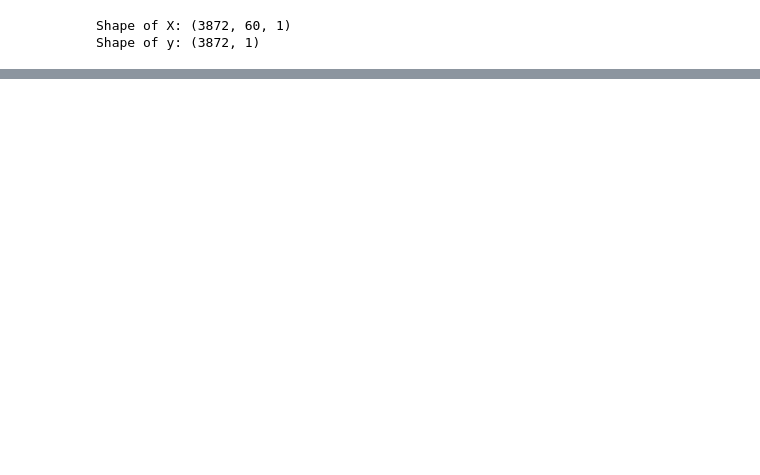
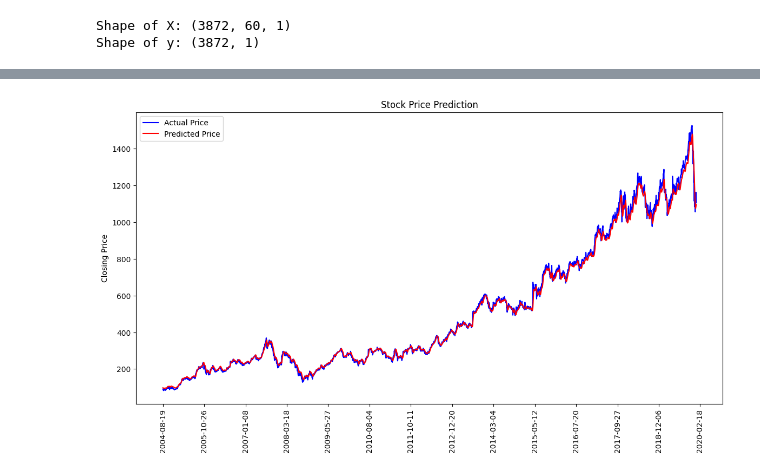
Before and after one commit to aeblik/stock_prediction, a Jupyter notebook: stock-market_predicition.ipynb, the cells around one changed output, grey strips where cells are left out. Cells and saved outputs as stored; diff of their text form; code cells hidden in the pictures; blank space fills up the shorter version.

```diff
--- a/stock-market_predicition.ipynb
+++ b/stock-market_predicition.ipynb
@@ -123,0 +185,15 @@ plt.show()
+# %%
+# Adjusting the model architecture and adding regularization
+model2 = Sequential()
+model2.add(LSTM(100, return_sequences=True, input_shape=(time_step, 1)))
+model2.add(Dropout(0.2))
+model2.add(LSTM(100, return_sequences=False))
+model2.add(Dropout(0.2))
+model2.add(Dense(50))
+model2.add(Dense(1))
+
+# Using a different optimizer and adding learning rate scheduler
+model2.compile(optimizer='adam', loss='mean_squared_error')
+
+# Training the model with more epochs, batch size and callbacks
+model2.fit(X, y, batch_size=32, epochs=10)
@@ -123,0 +230,4 @@ plt.show()
+# %%
+# Make predictions
+predictions = model2.predict(X)
+predictions2 = scaler.inverse_transform(predictions)
@@ -123,0 +236,13 @@ plt.show()
+# %%
+# Plot the predictions
+plt.figure(figsize=(14, 7))
+plt.plot(stock_goog['Date'][time_step:], stock_goog['Close'][time_step:], label='Actual Price', color='blue')
+plt.plot(stock_goog['Date'][time_step:], predictions2, label='Predicted Price', color='red')
+# plt.xlabel('Date')
+plt.xticks(np.arange(0, stock_goog.shape[0], step=300), stock_goog['Date'][0:stock_goog.shape[0]:300], rotation = 90)
+plt.ylabel('Closing Price')
+plt.title('Stock Price Prediction')
+plt.legend()
+plt.show()
+# %% [output]
+[figure, added]
```
Also changed, not shown: parts of 27 cells of this notebook.
